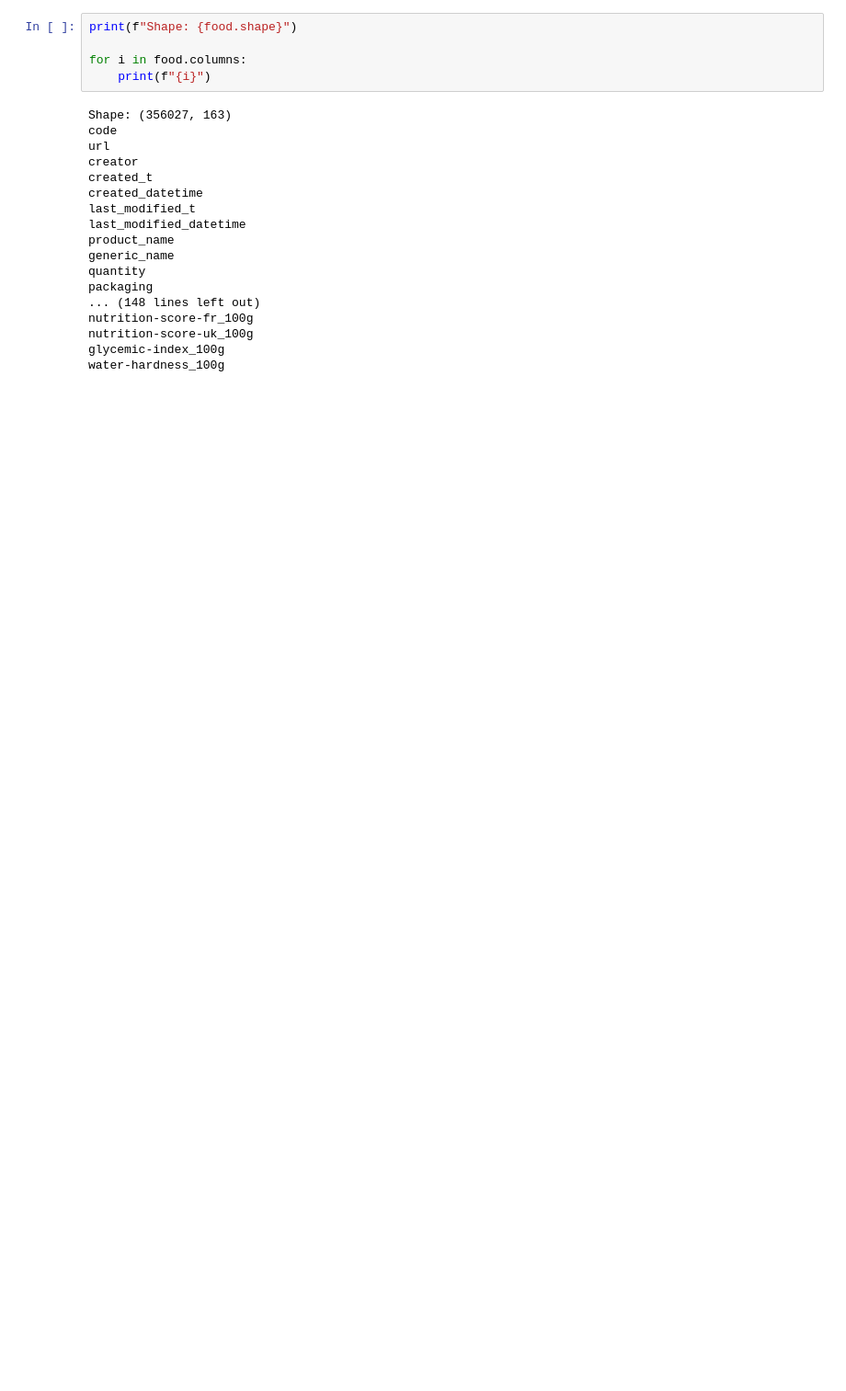
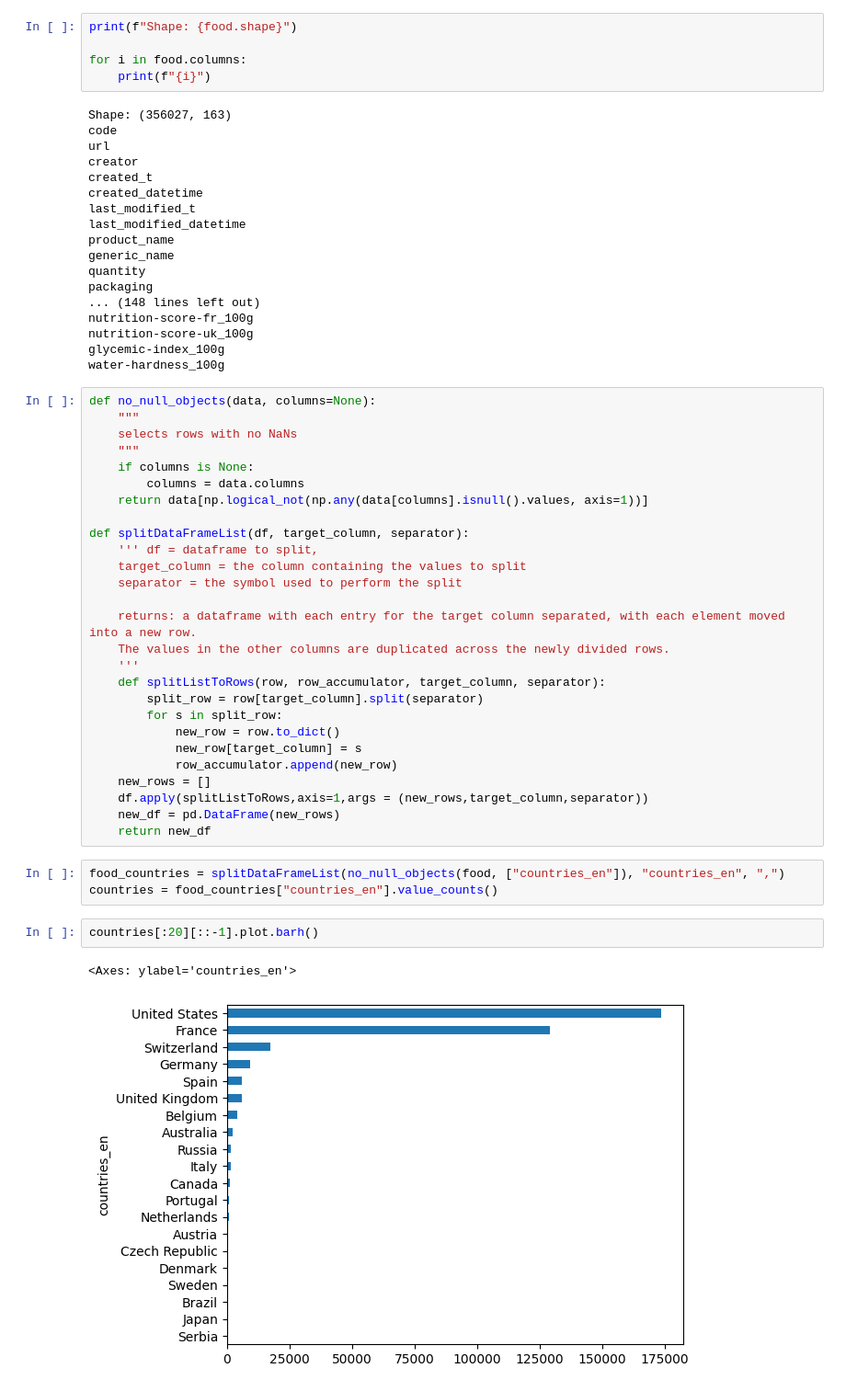
Before and after one commit to Ajithbalakrishnan/niq_assignment, a Jupyter notebook: task1_eda.ipynb, the cells around one changed output. Shown: that part at 92% size. Cells and saved outputs as stored; diff of their text form; blank space fills up the shorter version.

```diff
--- a/task1_eda.ipynb
+++ b/task1_eda.ipynb
@@ -89,3 +96,38 @@ nutrition-score-fr_100g
 nutrition-score-uk_100g
 glycemic-index_100g
 water-hardness_100g
+# %%
+def no_null_objects(data, columns=None):
+    """
+    selects rows with no NaNs
+    """
+    if columns is None:
+        columns = data.columns
+    return data[np.logical_not(np.any(data[columns].isnull().values, axis=1))]
+
+def splitDataFrameList(df, target_column, separator):
+    ''' df = dataframe to split,
+    target_column = the column containing the values to split
+    separator = the symbol used to perform the split
+
+    returns: a dataframe with each entry for the target column separated, with each element moved into a new row.
+    The values in the other columns are duplicated across the newly divided rows.
+    '''
+    def splitListToRows(row, row_accumulator, target_column, separator):
+        split_row = row[target_column].split(separator)
+        for s in split_row:
+            new_row = row.to_dict()
+            new_row[target_column] = s
+            row_accumulator.append(new_row)
+    new_rows = []
+    df.apply(splitListToRows,axis=1,args = (new_rows,target_column,separator))
+    new_df = pd.DataFrame(new_rows)
+    return new_df
+# %%
+food_countries = splitDataFrameList(no_null_objects(food, ["countries_en"]), "countries_en", ",")
+countries = food_countries["countries_en"].value_counts()
+# %%
+countries[:20][::-1].plot.barh()
+# %% [output]
+<Axes: ylabel='countries_en'>
+[figure, added]
```
Also changed, not shown: parts of 3 cells of this notebook.
